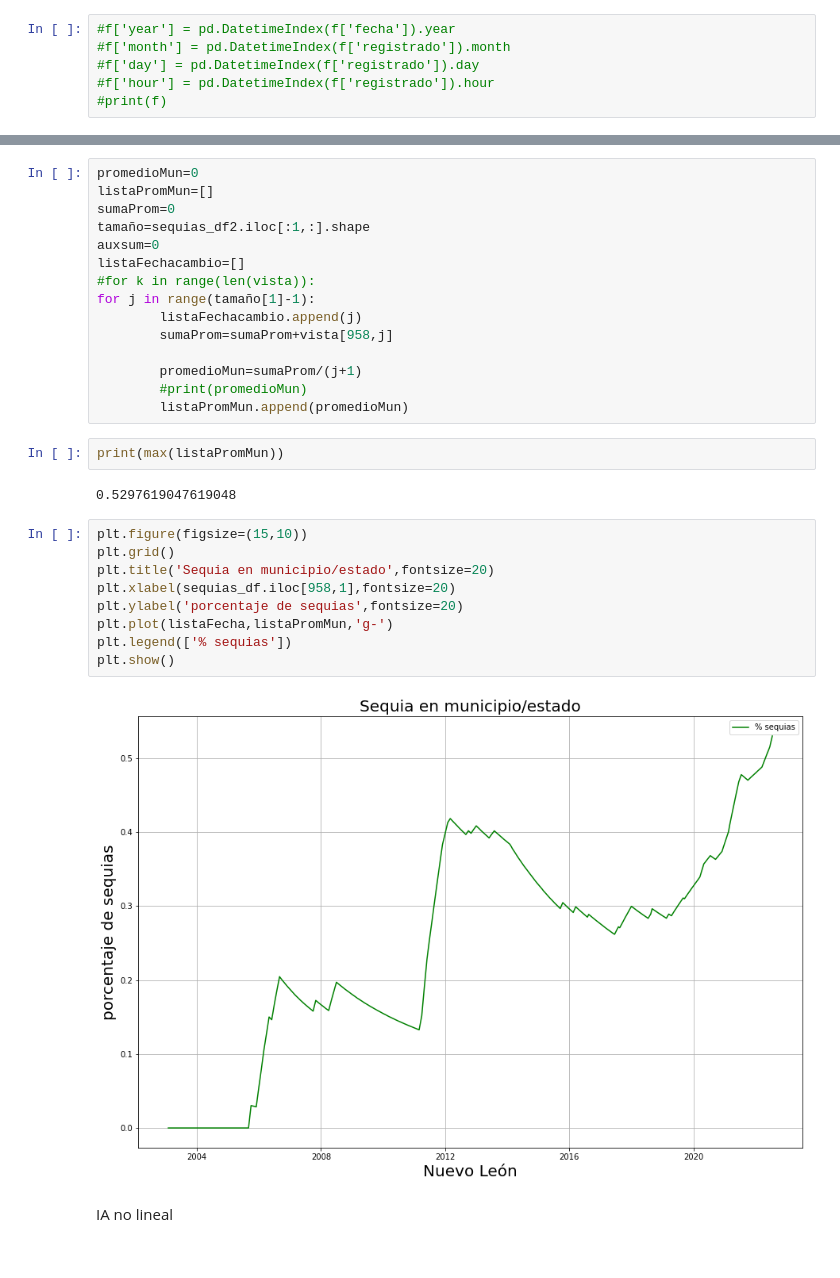
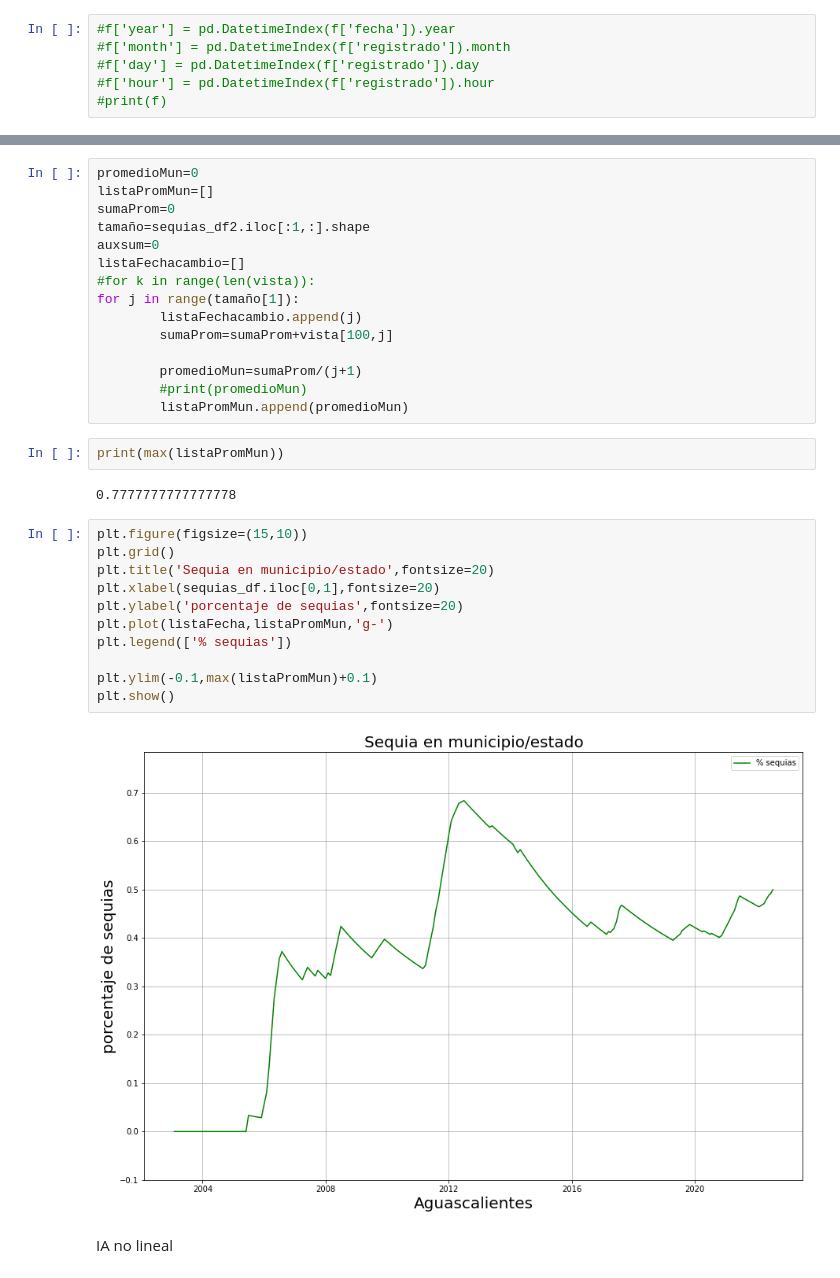
Before and after one commit to urielMontenegro1/datos_de_sequias, a Jupyter notebook: sequias_proyecto.ipynb, the cells around one changed output, grey strips where cells are left out. Cells and saved outputs as stored; diff of their text form.

```diff
--- a/sequias_proyecto.ipynb
+++ b/sequias_proyecto.ipynb
@@ -239,9 +236,9 @@ tamaño=sequias_df2.iloc[:1,:].shape
 auxsum=0
 listaFechacambio=[]
 #for k in range(len(vista)):
-for j in range(tamaño[1]-1):
+for j in range(tamaño[1]):
         listaFechacambio.append(j)
-        sumaProm=sumaProm+vista[958,j]
+        sumaProm=sumaProm+vista[100,j]
 
         promedioMun=sumaProm/(j+1)
         #print(promedioMun)
@@ -249,18 +246,20 @@ for j in range(tamaño[1]-1):
 # %%
 print(max(listaPromMun))
 # %% [output]
-0.5297619047619048
+0.7777777777777778
 # %%
 plt.figure(figsize=(15,10))
 plt.grid()
 plt.title('Sequia en municipio/estado',fontsize=20)
-plt.xlabel(sequias_df.iloc[958,1],fontsize=20)
+plt.xlabel(sequias_df.iloc[0,1],fontsize=20)
 plt.ylabel('porcentaje de sequias',fontsize=20)
 plt.plot(listaFecha,listaPromMun,'g-')
 plt.legend(['% sequias'])
+
+plt.ylim(-0.1,max(listaPromMun)+0.1)
 plt.show()
 # %% [output]
-[figure, old version]
+[figure, new version]
 # %% [markdown]
 IA no lineal
 # %%
```
Also changed, not shown: parts of 20 cells of this notebook.
